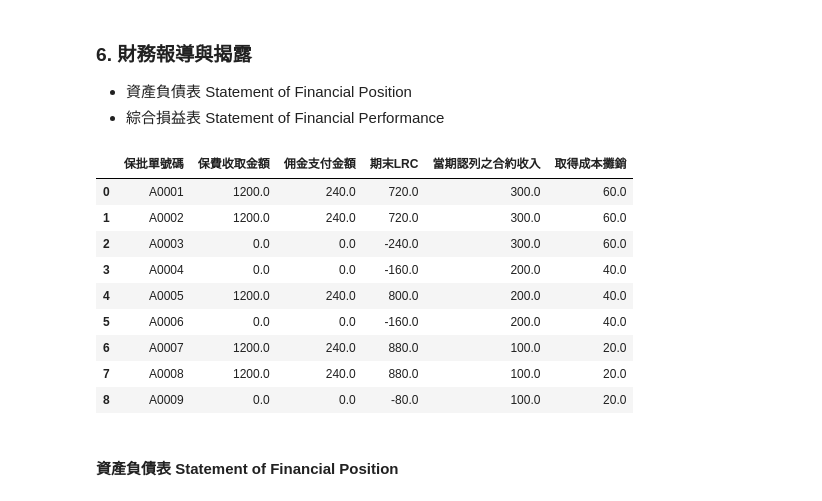
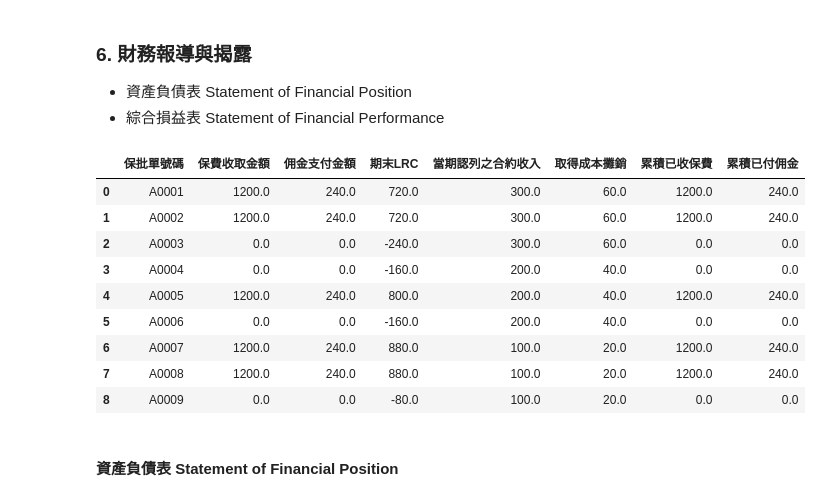
Before and after one commit to YenLinWu/IFRS-17-PAA-Implementation, a Jupyter notebook: PAA/PAA.ipynb, the cells around one changed output. Cells and saved outputs as stored; diff of their text form; code cells hidden in the pictures.

```diff
--- a/PAA/PAA.ipynb
+++ b/PAA/PAA.ipynb
@@ -282,20 +282,20 @@ Q1_data
 - 資產負債表 Statement of Financial Position
 - 綜合損益表 Statement of Financial Performance
 # %%
-select_col = [ '保批單號碼', '保費收取金額', '佣金支付金額', '期末LRC', '當期認列之合約收入', '取得成本攤銷' ]
+select_col = [ '保批單號碼', '保費收取金額', '佣金支付金額', '期末LRC', '當期認列之合約收入', '取得成本攤銷', '累積已收保費', '累積已付佣金' ]
 Q1_statement_data = Q1_data[ select_col ]
 Q1_statement_data
 # %% [output]
-|  | 保批單號碼 | 保費收取金額 | 佣金支付金額 | 期末LRC | 當期認列之合約收入 | 取得成本攤銷 |
-| 0 | A0001 | 1200.0 | 240.0 | 720.0 | 300.0 | 60.0 |
-| 1 | A0002 | 1200.0 | 240.0 | 720.0 | 300.0 | 60.0 |
-| 2 | A0003 | 0.0 | 0.0 | -240.0 | 300.0 | 60.0 |
-| 3 | A0004 | 0.0 | 0.0 | -160.0 | 200.0 | 40.0 |
-| 4 | A0005 | 1200.0 | 240.0 | 800.0 | 200.0 | 40.0 |
-| 5 | A0006 | 0.0 | 0.0 | -160.0 | 200.0 | 40.0 |
-| 6 | A0007 | 1200.0 | 240.0 | 880.0 | 100.0 | 20.0 |
-| 7 | A0008 | 1200.0 | 240.0 | 880.0 | 100.0 | 20.0 |
-| 8 | A0009 | 0.0 | 0.0 | -80.0 | 100.0 | 20.0 |
+|  | 保批單號碼 | 保費收取金額 | 佣金支付金額 | 期末LRC | 當期認列之合約收入 | 取得成本攤銷 | 累積已收保費 | 累積已付佣金 |
+| 0 | A0001 | 1200.0 | 240.0 | 720.0 | 300.0 | 60.0 | 1200.0 | 240.0 |
+| 1 | A0002 | 1200.0 | 240.0 | 720.0 | 300.0 | 60.0 | 1200.0 | 240.0 |
+| 2 | A0003 | 0.0 | 0.0 | -240.0 | 300.0 | 60.0 | 0.0 | 0.0 |
+| 3 | A0004 | 0.0 | 0.0 | -160.0 | 200.0 | 40.0 | 0.0 | 0.0 |
+| 4 | A0005 | 1200.0 | 240.0 | 800.0 | 200.0 | 40.0 | 1200.0 | 240.0 |
+| 5 | A0006 | 0.0 | 0.0 | -160.0 | 200.0 | 40.0 | 0.0 | 0.0 |
+| 6 | A0007 | 1200.0 | 240.0 | 880.0 | 100.0 | 20.0 | 1200.0 | 240.0 |
+| 7 | A0008 | 1200.0 | 240.0 | 880.0 | 100.0 | 20.0 | 1200.0 | 240.0 |
+| 8 | A0009 | 0.0 | 0.0 | -80.0 | 100.0 | 20.0 | 0.0 | 0.0 |
 # %% [markdown]
 #### 資產負債表 Statement of Financial Position
 # %%
```
Also changed, not shown: parts of 16 cells of this notebook.
